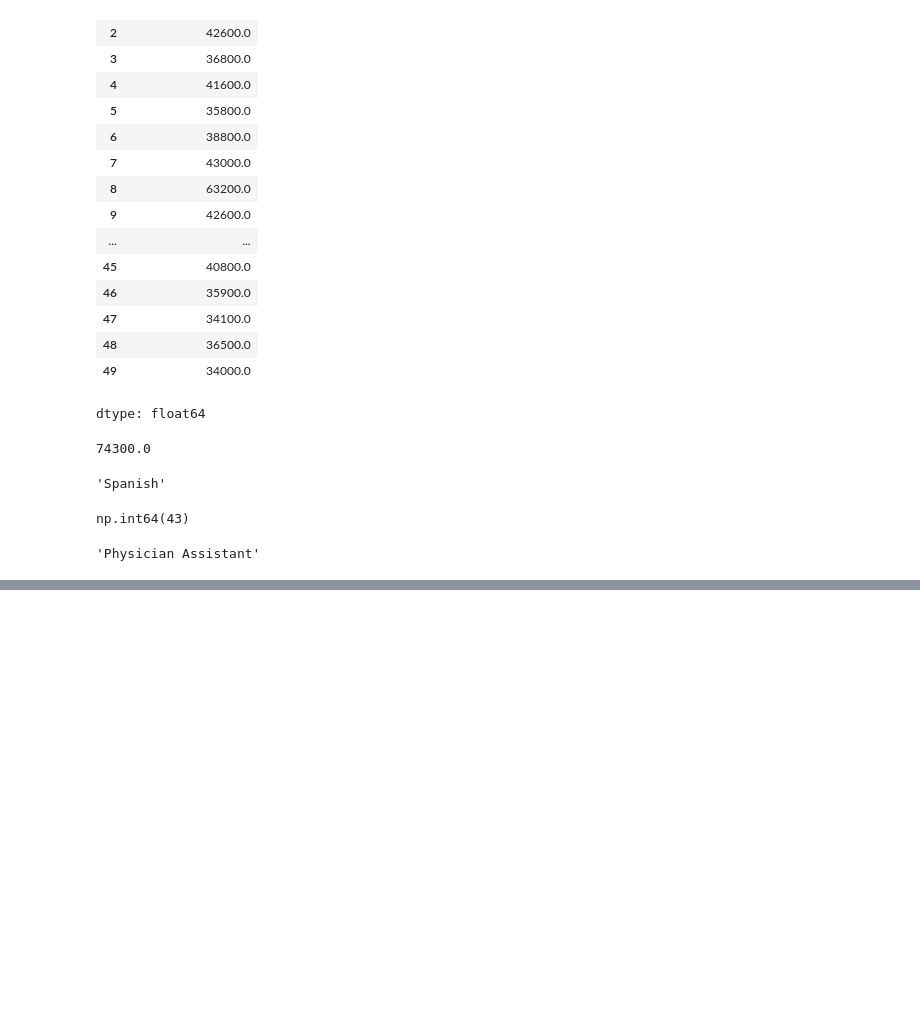
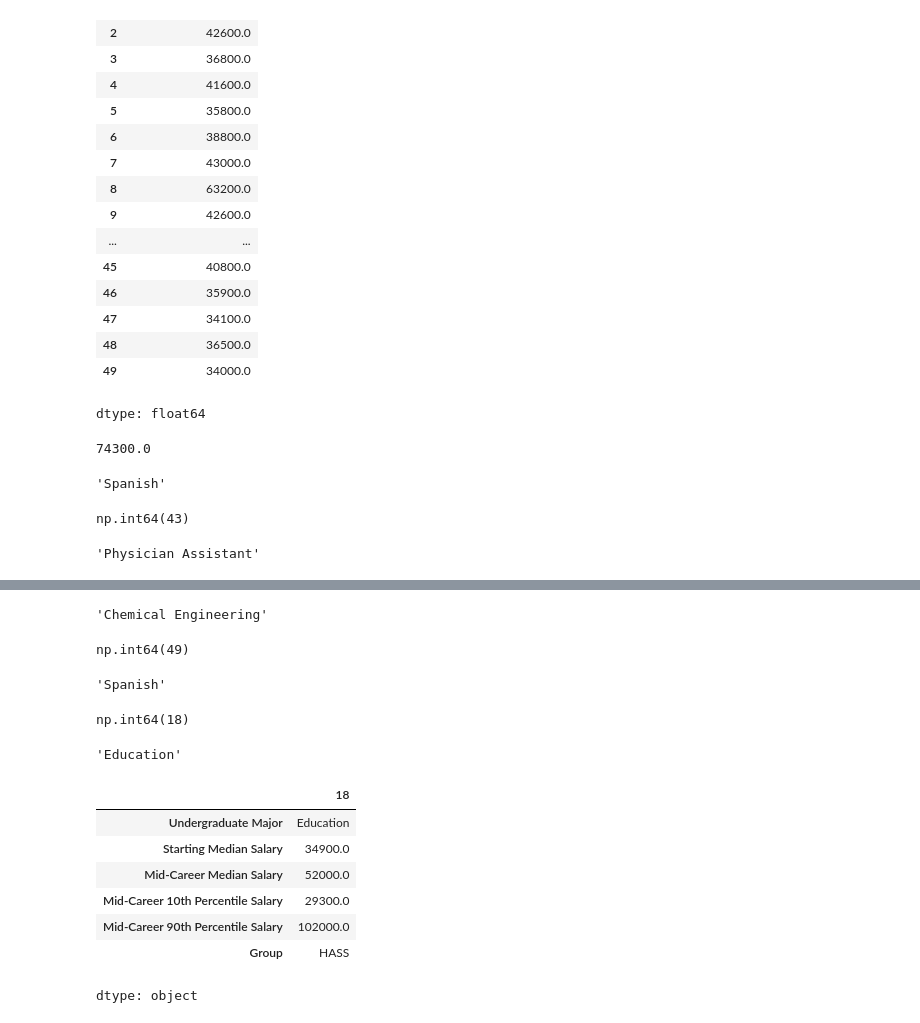
Before and after one commit to K-Musty/100-days_of_code, a Jupyter notebook: 71-day/Data_Exploration_Pandas_College_Major.ipynb, the cells around one changed output, grey strips where cells are left out. Cells and saved outputs as stored; diff of their text form; code cells hidden in the pictures; blank space fills up the shorter version.

```diff
--- a/71-day/Data_Exploration_Pandas_College_Major.ipynb
+++ b/71-day/Data_Exploration_Pandas_College_Major.ipynb
@@ -102,0 +107,31 @@ clean_df['Undergraduate Major'].loc[43]
+# %%
+clean_df['Undergraduate Major'].loc[8]
+# %% [output]
+'Chemical Engineering'
+# %%
+clean_df['Starting Median Salary'].idxmin()
+# %% [output]
+np.int64(49)
+# %%
+clean_df['Undergraduate Major'].loc[49]
+# %% [output]
+'Spanish'
+# %%
+clean_df['Mid-Career Median Salary'].idxmin()
+# %% [output]
+np.int64(18)
+# %%
+clean_df['Undergraduate Major'].loc[18]
+# %% [output]
+'Education'
+# %%
+clean_df.loc[clean_df['Mid-Career Median Salary'].idxmin()]
+# %% [output]
+|  | 18 |
+| Undergraduate Major | Education |
+| Starting Median Salary | 34900.0 |
+| Mid-Career Median Salary | 52000.0 |
+| Mid-Career 10th Percentile Salary | 29300.0 |
+| Mid-Career 90th Percentile Salary | 102000.0 |
+| Group | HASS |
+dtype: object
```
Also changed, not shown: parts of 1 cell of this notebook.
